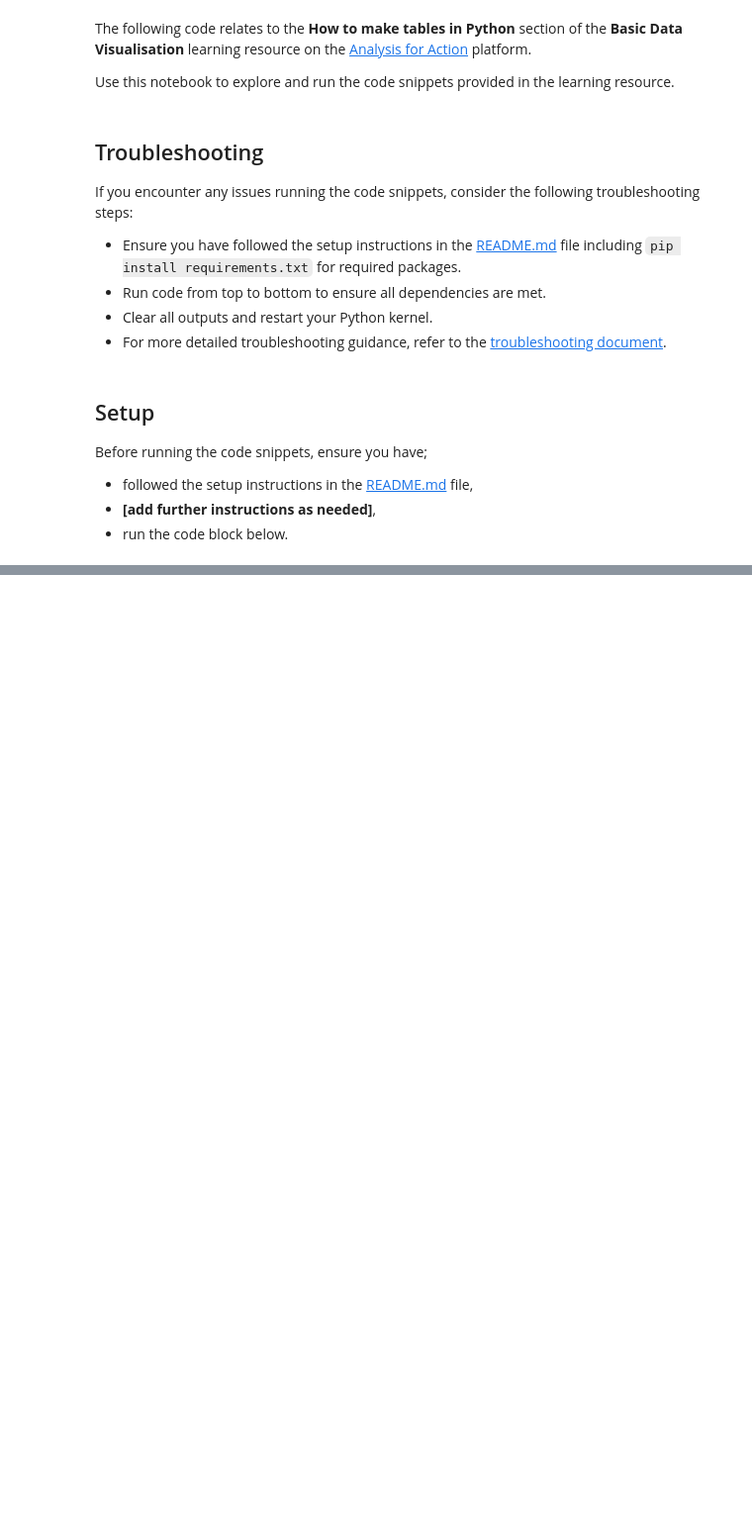
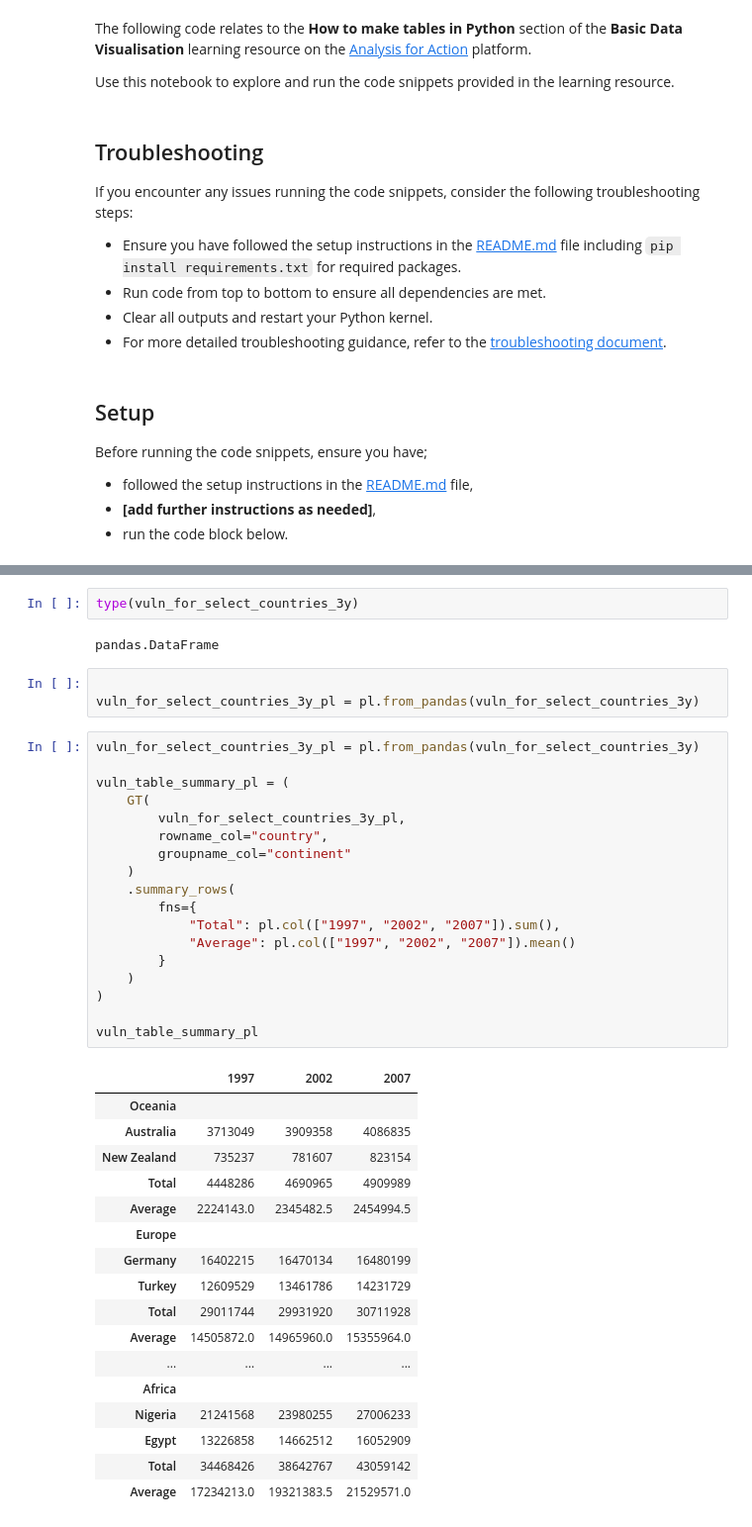
Before and after one commit to ONSdigital/ons-ppt, a Jupyter notebook: learning_resources/outputs_and_reporting/data_visualisation/basic_data_visualisation/python/making_tables_in_python.ipynb, the cells around one changed output, grey strips where cells are left out. Shown at 99% size. Drawn from its saved outputs; the diff is of its cells as text; blank space fills up the shorter version.

```diff
--- a/learning_resources/outputs_and_reporting/data_visualisation/basic_data_visualisation/python/making_tables_in_python.ipynb
+++ b/learning_resources/outputs_and_reporting/data_visualisation/basic_data_visualisation/python/making_tables_in_python.ipynb
@@ -139,0 +532,43 @@ vuln_for_select_countries_3y
+# %%
+type(vuln_for_select_countries_3y)
+# %% [output]
+pandas.DataFrame
+# %%
+
+vuln_for_select_countries_3y_pl = pl.from_pandas(vuln_for_select_countries_3y)
+# %%
+vuln_for_select_countries_3y_pl = pl.from_pandas(vuln_for_select_countries_3y)
+
+vuln_table_summary_pl = (
+    GT(
+        vuln_for_select_countries_3y_pl,
+        rowname_col="country",
+        groupname_col="continent"
+    )
+    .summary_rows(
+        fns={
+            "Total": pl.col(["1997", "2002", "2007"]).sum(),
+            "Average": pl.col(["1997", "2002", "2007"]).mean()
+        }
+    )
+)
+
+vuln_table_summary_pl
+# %% [output]
+|  | 1997 | 2002 | 2007 |
+| Oceania |  |  |  |
+| Australia | 3713049 | 3909358 | 4086835 |
+| New Zealand | 735237 | 781607 | 823154 |
+| Total | 4448286 | 4690965 | 4909989 |
+| Average | 2224143.0 | 2345482.5 | 2454994.5 |
+| Europe |  |  |  |
+| Germany | 16402215 | 16470134 | 16480199 |
+| Turkey | 12609529 | 13461786 | 14231729 |
+| Total | 29011744 | 29931920 | 30711928 |
+| Average | 14505872.0 | 14965960.0 | 15355964.0 |
+| ... | ... | ... | ... |
+| Africa |  |  |  |
+| Nigeria | 21241568 | 23980255 | 27006233 |
+| Egypt | 13226858 | 14662512 | 16052909 |
+| Total | 34468426 | 38642767 | 43059142 |
+| Average | 17234213.0 | 19321383.5 | 21529571.0 |
```
Also changed, not shown: parts of 37 cells of this notebook.
